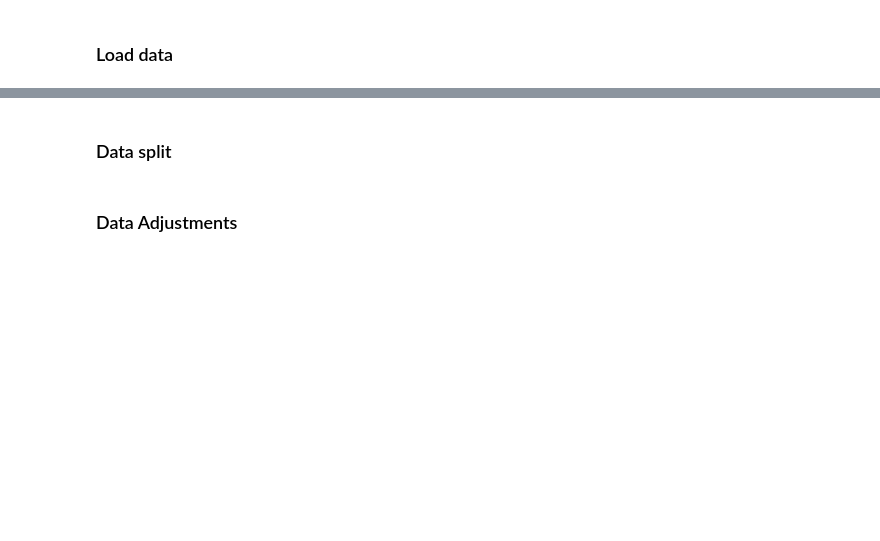
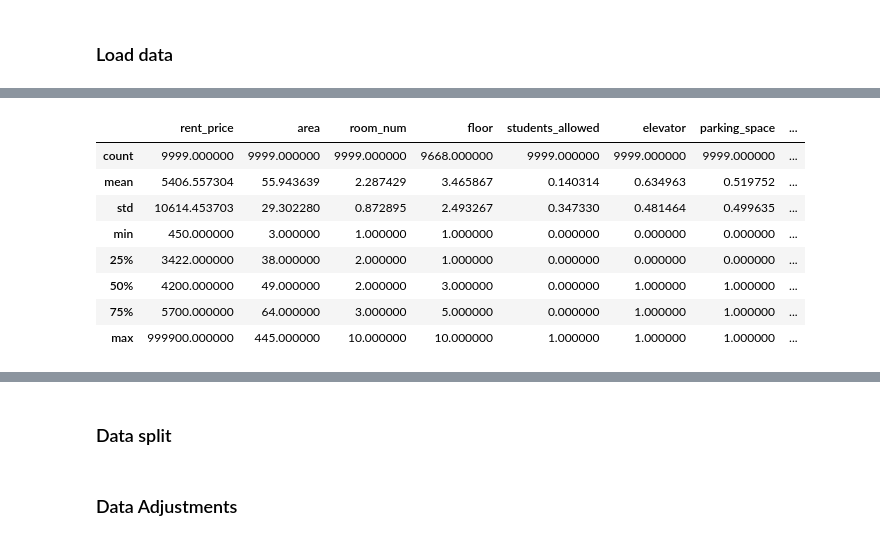
Before and after one commit to KacperSokolowski/MA, a Jupyter notebook: modeling_notebook.ipynb, the cells around one changed output, grey strips where cells are left out. Cells and saved outputs as stored; diff of their text form; code cells hidden in the pictures; blank space fills up the shorter version.

```diff
--- a/modeling_notebook.ipynb
+++ b/modeling_notebook.ipynb
@@ -61 +63,13 @@ dtypes: float64(9), int32(9), object(4)
 memory usage: 1.4+ MB
+# %%
+df.describe()
+# %% [output]
+|  | rent_price | area | room_num | floor | students_allowed | elevator | parking_space | ... |
+| count | 9999.000000 | 9999.000000 | 9999.000000 | 9668.000000 | 9999.000000 | 9999.000000 | 9999.000000 | ... |
+| mean | 5406.557304 | 55.943639 | 2.287429 | 3.465867 | 0.140314 | 0.634963 | 0.519752 | ... |
+| std | 10614.453703 | 29.302280 | 0.872895 | 2.493267 | 0.347330 | 0.481464 | 0.499635 | ... |
+| min | 450.000000 | 3.000000 | 1.000000 | 1.000000 | 0.000000 | 0.000000 | 0.000000 | ... |
+| 25% | 3422.000000 | 38.000000 | 2.000000 | 1.000000 | 0.000000 | 0.000000 | 0.000000 | ... |
+| 50% | 4200.000000 | 49.000000 | 2.000000 | 3.000000 | 0.000000 | 1.000000 | 1.000000 | ... |
+| 75% | 5700.000000 | 64.000000 | 3.000000 | 5.000000 | 0.000000 | 1.000000 | 1.000000 | ... |
+| max | 999900.000000 | 445.000000 | 10.000000 | 10.000000 | 1.000000 | 1.000000 | 1.000000 | ... |
```
Also changed, not shown: parts of 10 cells of this notebook, 15 other files.
